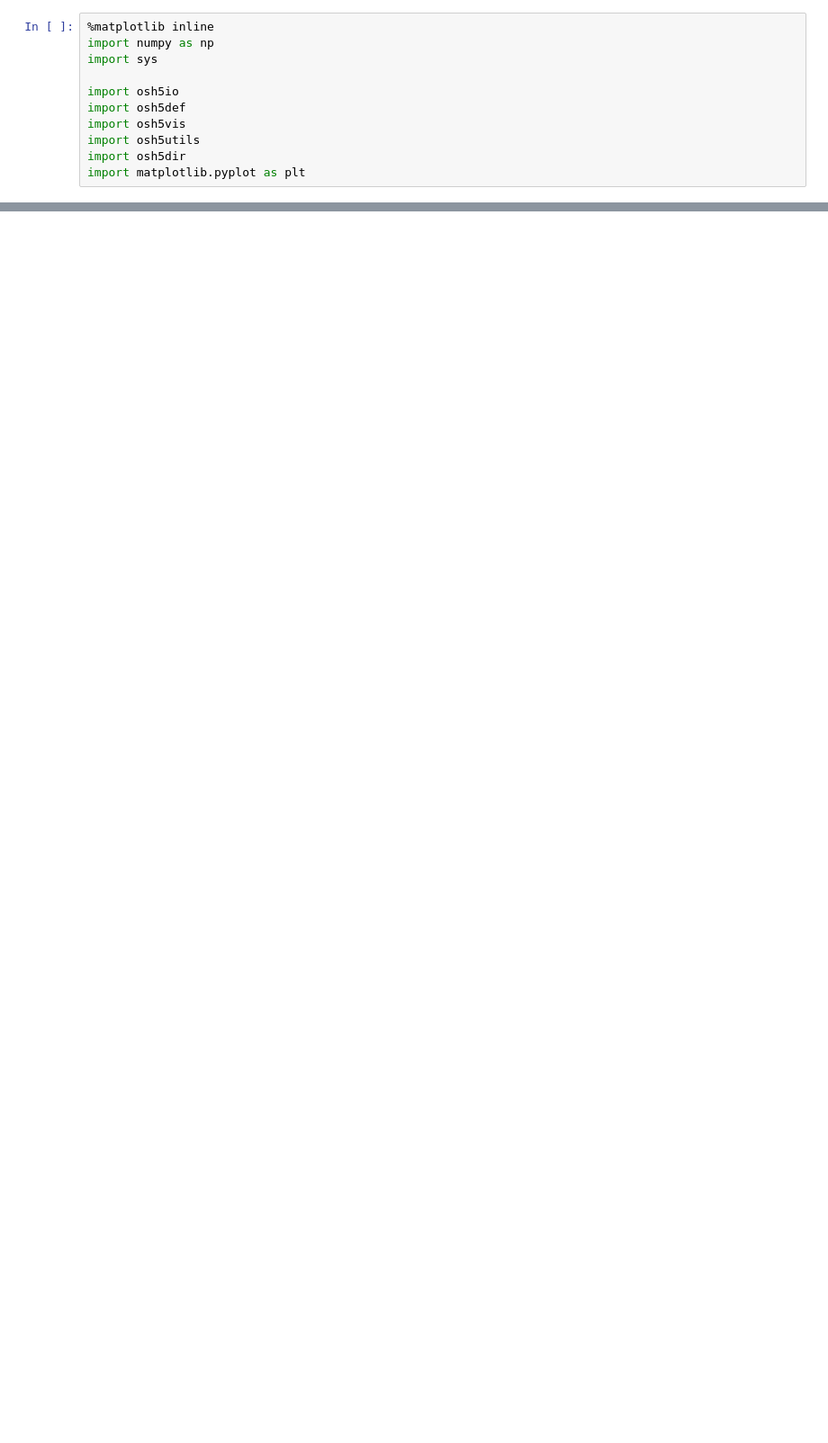
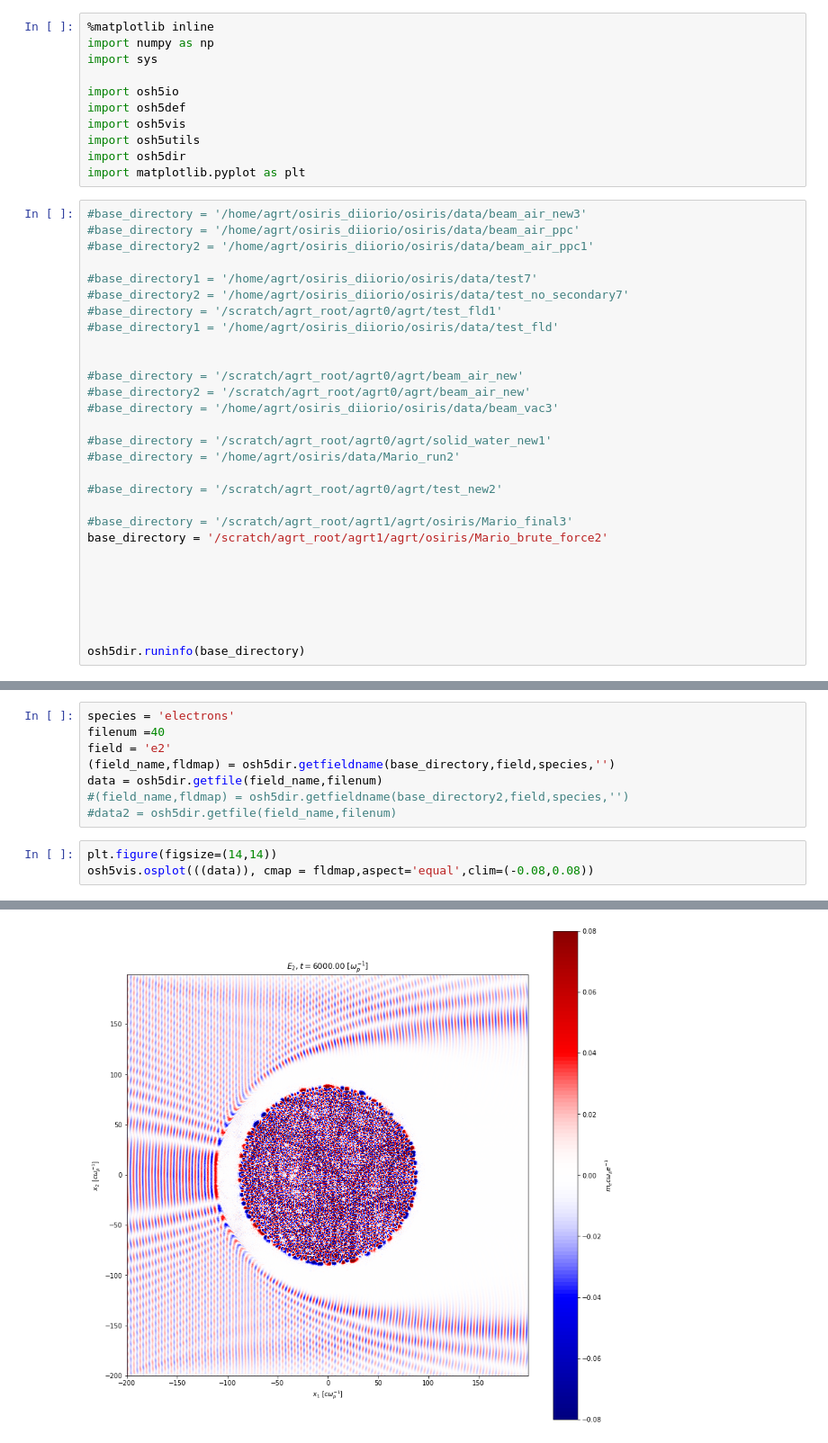
Before and after one commit to alecgrthomas/pyVisOS, a Jupyter notebook: os_analysis_worksheet.ipynb, the cells around one changed output, grey strips where cells are left out. Shown at 90% size. Cells and saved outputs as stored; diff of their text form; blank space fills up the shorter version.

```diff
--- a/os_analysis_worksheet.ipynb
+++ b/os_analysis_worksheet.ipynb
@@ -9,3 +9,32 @@ import osh5vis
 import osh5utils
 import osh5dir
 import matplotlib.pyplot as plt
+# %%
+#base_directory = '/home/agrt/osiris_diiorio/osiris/data/beam_air_new3'
+#base_directory = '/home/agrt/osiris_diiorio/osiris/data/beam_air_ppc'
+#base_directory2 = '/home/agrt/osiris_diiorio/osiris/data/beam_air_ppc1'
+
+#base_directory1 = '/home/agrt/osiris_diiorio/osiris/data/test7'
+#base_directory2 = '/home/agrt/osiris_diiorio/osiris/data/test_no_secondary7'
+#base_directory = '/scratch/agrt_root/agrt0/agrt/test_fld1'
+#base_directory1 = '/home/agrt/osiris_diiorio/osiris/data/test_fld'
+
+
+#base_directory = '/scratch/agrt_root/agrt0/agrt/beam_air_new'
+#base_directory2 = '/scratch/agrt_root/agrt0/agrt/beam_air_new'
+#base_directory = '/home/agrt/osiris_diiorio/osiris/data/beam_vac3'
+
+#base_directory = '/scratch/agrt_root/agrt0/agrt/solid_water_new1'
+#base_directory = '/home/agrt/osiris/data/Mario_run2'
+
+#base_directory = '/scratch/agrt_root/agrt0/agrt/test_new2'
+
+#base_directory = '/scratch/agrt_root/agrt1/agrt/osiris/Mario_final3'
+base_directory = '/scratch/agrt_root/agrt1/agrt/osiris/Mario_brute_force2'
+
+
+
+
+
+
+osh5dir.runinfo(base_directory)
@@ -11,0 +100,12 @@ import matplotlib.pyplot as plt
+# %%
+species = 'electrons'
+filenum =40
+field = 'e2'
+(field_name,fldmap) = osh5dir.getfieldname(base_directory,field,species,'')
+data = osh5dir.getfile(field_name,filenum)
+#(field_name,fldmap) = osh5dir.getfieldname(base_directory2,field,species,'')
+#data2 = osh5dir.getfile(field_name,filenum)
+# %%
+plt.figure(figsize=(14,14))
+osh5vis.osplot(((data)), cmap = fldmap,aspect='equal',clim=(-0.08,0.08))
+# %% [output]
@@ -11,0 +114 @@ import matplotlib.pyplot as plt
+[figure, added]
```
Also changed, not shown: parts of 21 cells of this notebook, 2 other files.
